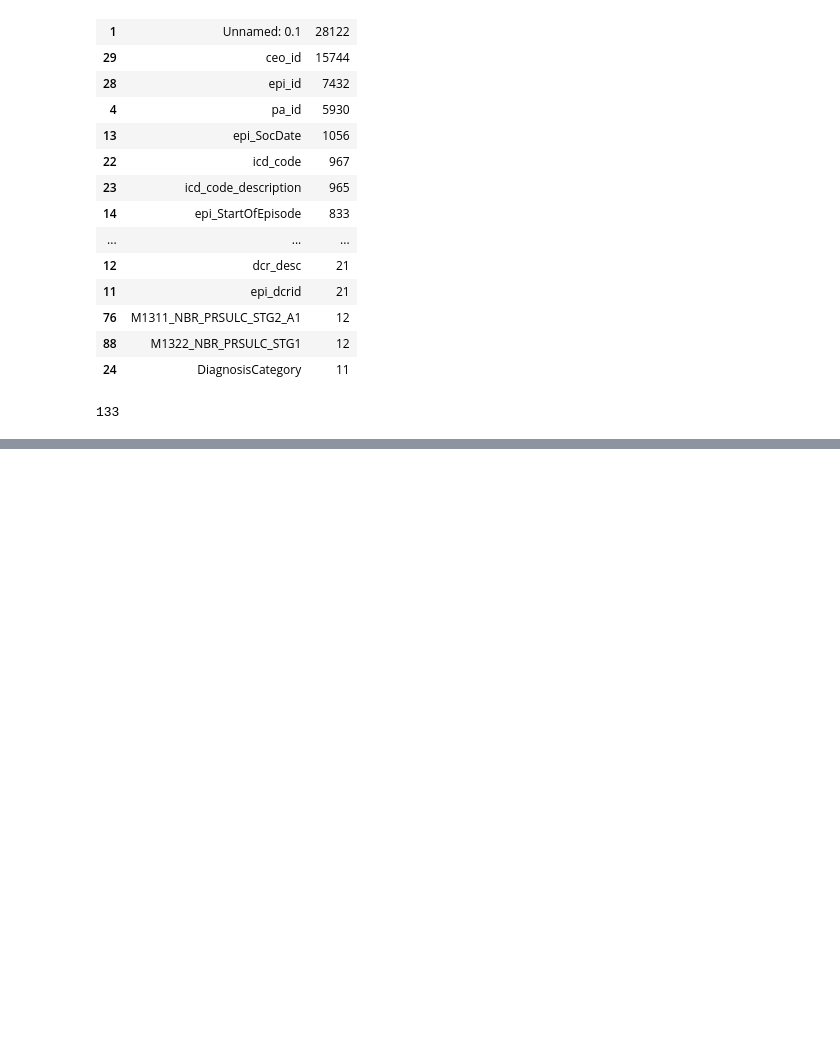
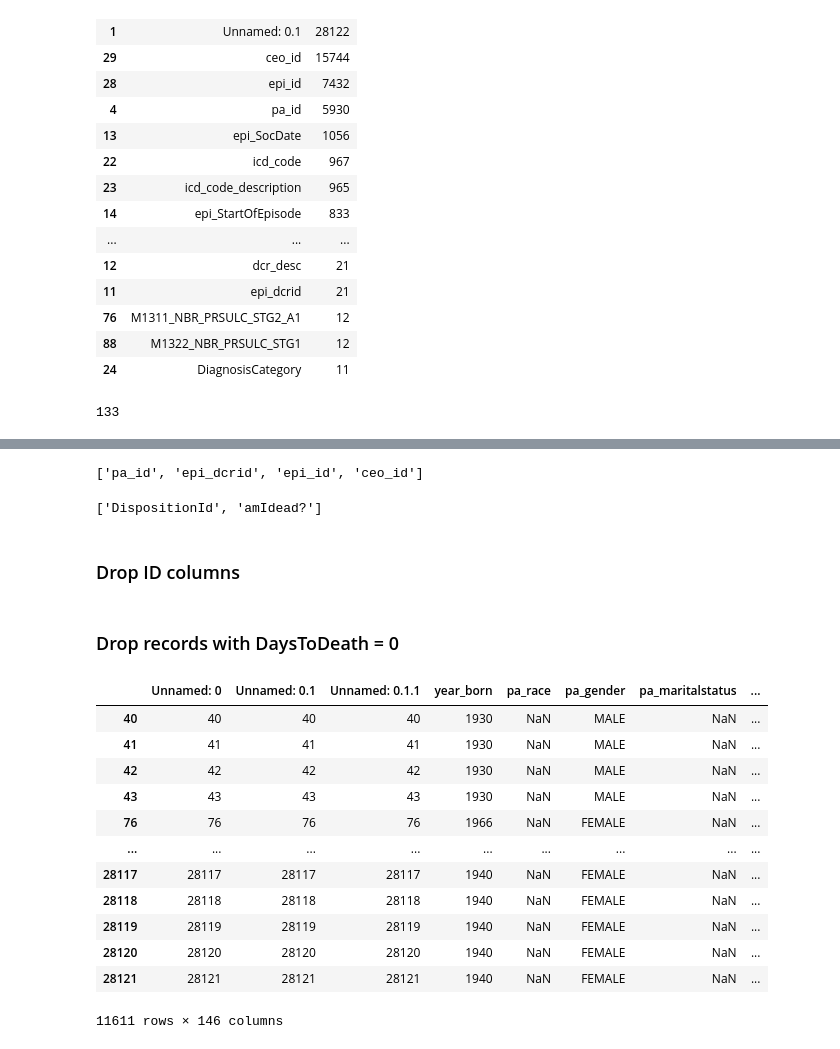
Before and after one commit to Prazhant/practicum, a Jupyter notebook: ConvertColumnsToCategorical.ipynb, the cells around one changed output, grey strips where cells are left out. Saved outputs shown, nothing was run; the diff lists cells and outputs as text; code cells hidden in the pictures; blank space fills up the shorter version.

```diff
--- a/ConvertColumnsToCategorical.ipynb
+++ b/ConvertColumnsToCategorical.ipynb
@@ -22,7 +22,7 @@ for col in data_filtered_cedd:
     no_of_unique_values=data_filtered_cedd[col].nunique()
     if( not col.startswith( 'Unnamed' ) and no_of_unique_values<40):
         count =count+1
-        data_filtered_cedd[col].fillna("imputed",inplace=True)
+        #data_filtered_cedd[col].fillna("imputed",inplace=True)
         data_filtered_cedd[col]=pd.Categorical(data_filtered_cedd[col])
 
 data_filtered_cedd.dtypes.value_counts()
@@ -64,0 +66,2 @@ dtype: int64
+# %%
+data_filtered_cedd = data_filtered_cedd.drop(columns=['CreatedDate', 'CreatedBy', 'UpdateDate', 'UpdateBy', 'ActiveFlag'])
@@ -64,0 +85,30 @@ dtype: int64
+# %%
+[col for col in data_filtered_cedd.columns if 'id' in col]
+# %% [output]
+['pa_id', 'epi_dcrid', 'epi_id', 'ceo_id']
+# %%
+[col for col in data_filtered_cedd.columns if 'Id' in col]
+# %% [output]
+['DispositionId', 'amIdead?']
+# %% [markdown]
+### Drop ID columns
+# %%
+df = data_filtered_cedd.drop(columns=['DispositionId', 'pa_id', 'epi_dcrid', 'epi_id', 'ceo_id'])
+# %% [markdown]
+### Drop records with DaysToDeath = 0
+# %%
+df.dropna(subset=['DaysToDeath'])
+# %% [output]
+|  | Unnamed: 0 | Unnamed: 0.1 | Unnamed: 0.1.1 | year_born | pa_race | pa_gender | pa_maritalstatus | ... |
+| 40 | 40 | 40 | 40 | 1930 | NaN | MALE | NaN | ... |
+| 41 | 41 | 41 | 41 | 1930 | NaN | MALE | NaN | ... |
+| 42 | 42 | 42 | 42 | 1930 | NaN | MALE | NaN | ... |
+| 43 | 43 | 43 | 43 | 1930 | NaN | MALE | NaN | ... |
+| 76 | 76 | 76 | 76 | 1966 | NaN | FEMALE | NaN | ... |
+| ... | ... | ... | ... | ... | ... | ... | ... | ... |
+| 28117 | 28117 | 28117 | 28117 | 1940 | NaN | FEMALE | NaN | ... |
+| 28118 | 28118 | 28118 | 28118 | 1940 | NaN | FEMALE | NaN | ... |
+| 28119 | 28119 | 28119 | 28119 | 1940 | NaN | FEMALE | NaN | ... |
+| 28120 | 28120 | 28120 | 28120 | 1940 | NaN | FEMALE | NaN | ... |
+| 28121 | 28121 | 28121 | 28121 | 1940 | NaN | FEMALE | NaN | ... |
+11611 rows × 146 columns
```
Also changed, not shown: parts of 39 cells of this notebook.
